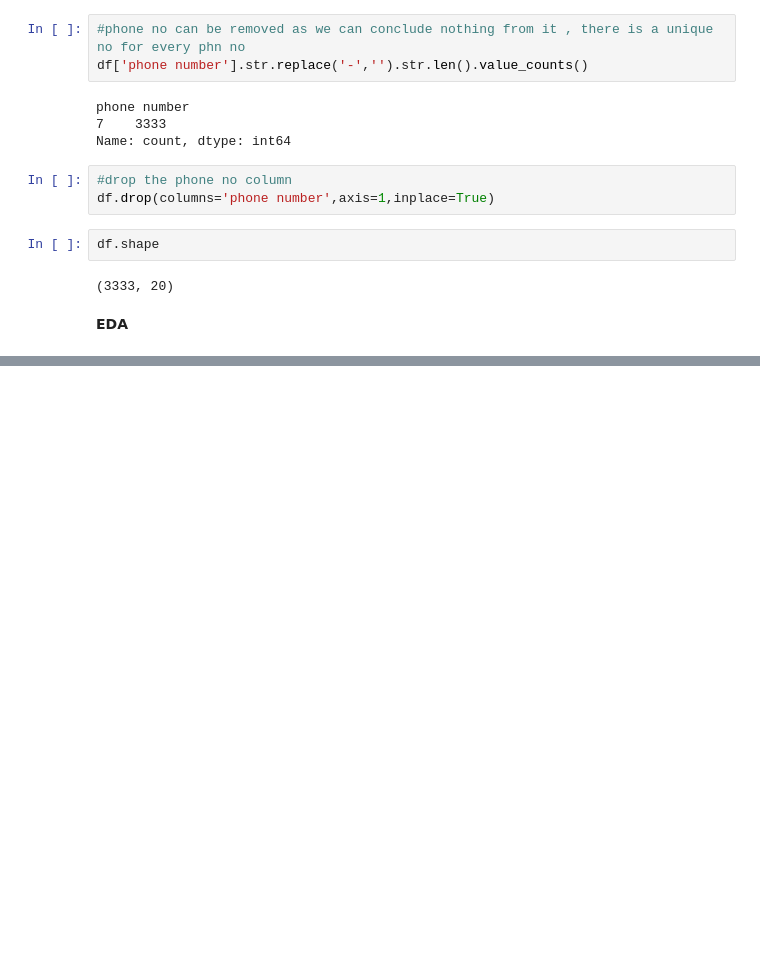
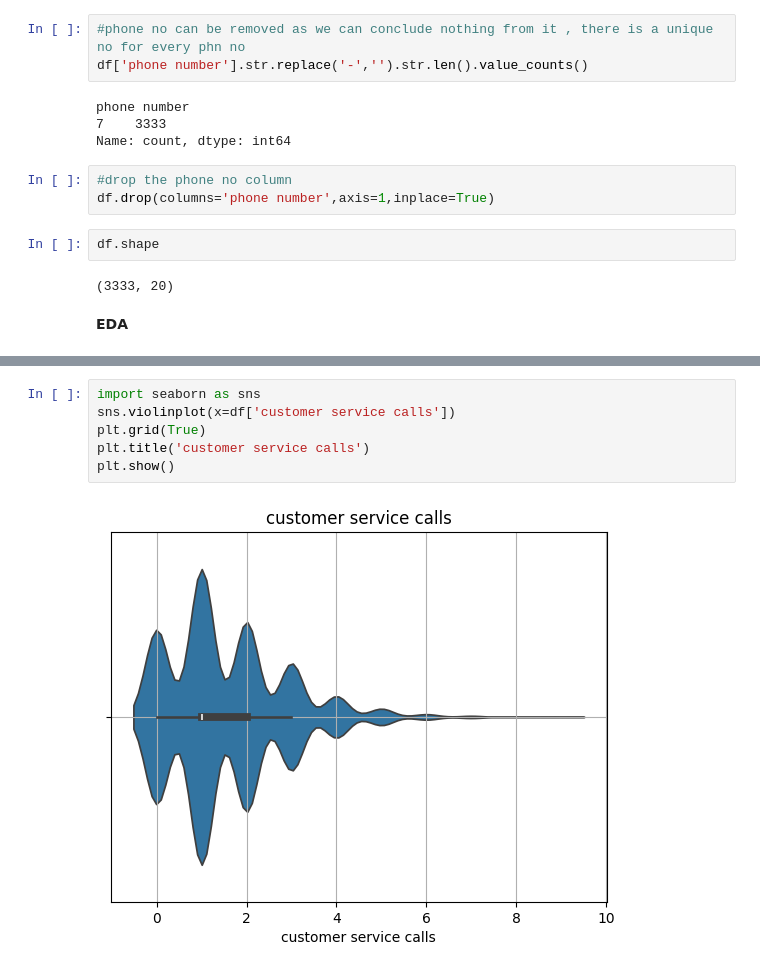
Before and after one commit to himani26/DSLearnings, a Jupyter notebook: EndtoEndMLChurnProject.ipynb, the cells around one changed output, grey strips where cells are left out. Cells and saved outputs as stored; diff of their text form; blank space fills up the shorter version.

```diff
--- a/EndtoEndMLChurnProject.ipynb
+++ b/EndtoEndMLChurnProject.ipynb
@@ -212,0 +250,8 @@ df.shape
+# %%
+import seaborn as sns
+sns.violinplot(x=df['customer service calls'])
+plt.grid(True)
+plt.title('customer service calls')
+plt.show()
+# %% [output]
+[figure, added]
```
Also changed, not shown: parts of 18 cells of this notebook.
